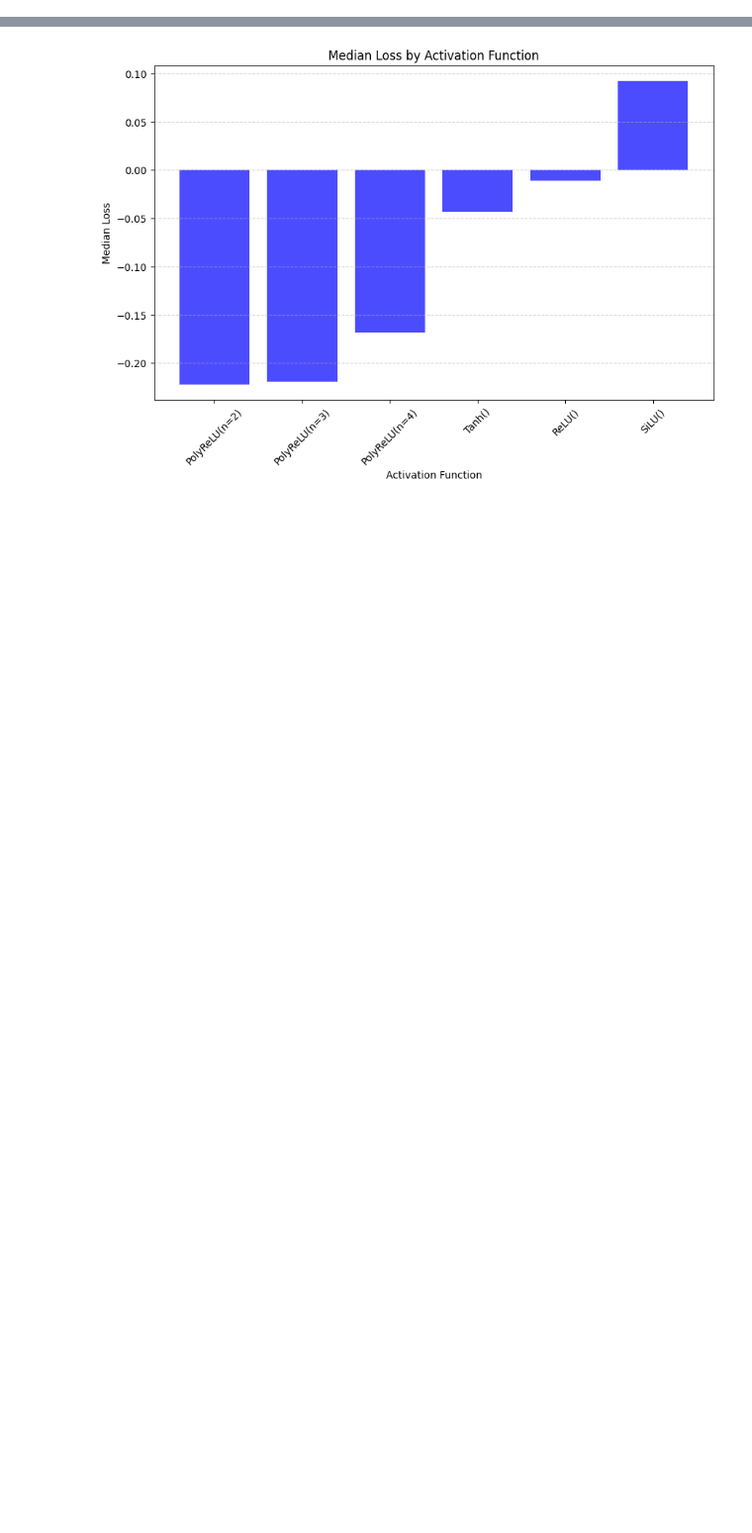
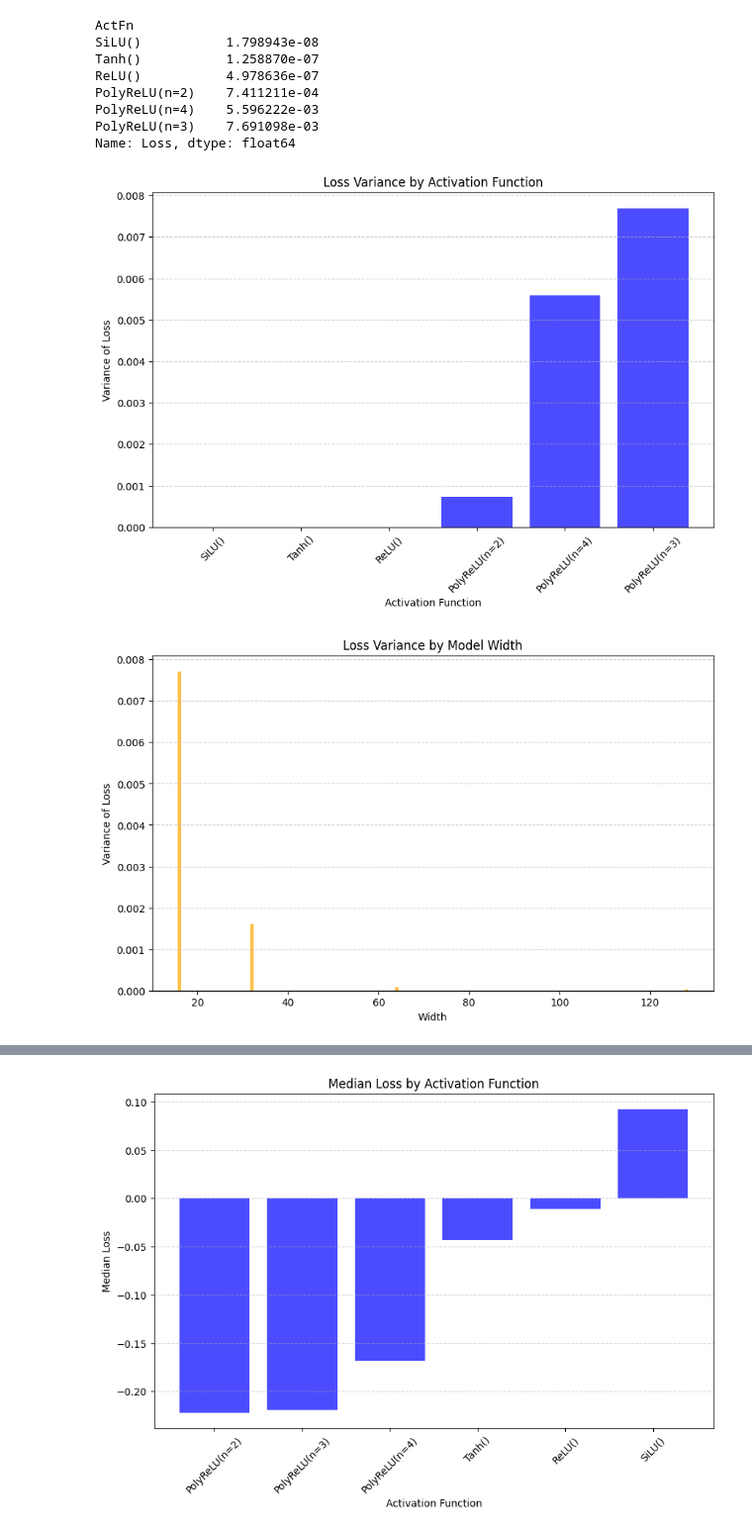
Before and after one commit to Project-08/Project-8, a Jupyter notebook: hyperparameter_analysis.ipynb, the cells around one changed output, grey strips where cells are left out. Shown at 99% size. Cells and saved outputs as stored; diff of their text form; code cells hidden in the pictures; blank space fills up the shorter version.

```diff
--- a/hyperparameter_analysis.ipynb
+++ b/hyperparameter_analysis.ipynb
@@ -130,0 +188,62 @@ plt.show()
+# %%
+# Analyze the variance of each hyperparameter
+# Group by activation function
+act_fn_var = df.groupby("ActFn")["Loss"].var().sort_values()
+
+# Group by width
+width_var = df.groupby("Width")["Loss"].var().sort_index()
+
+# Group by number of blocks
+nblocks_var = df.groupby("NBlocks")["Loss"].var().sort_index()
+
+# Group by learning rate
+lr_var = df.groupby("LR")["Loss"].var().sort_index(ascending=False)
+print(act_fn_var)
+# Plotting
+# Activation Function
+plt.figure(figsize=(10, 6))
+plt.bar(act_fn_var.index, act_fn_var, color="blue", alpha=0.7)
+plt.title("Loss Variance by Activation Function")
+plt.ylabel("Variance of Loss")
+plt.xlabel("Activation Function")
+plt.xticks(rotation=45)
+plt.grid(axis="y", linestyle="--", alpha=0.6)
+plt.show()
+
+# Width
+plt.figure(figsize=(10, 6))
+plt.bar(width_var.index, width_var, color="orange", alpha=0.7)
+plt.title("Loss Variance by Model Width")
+plt.ylabel("Variance of Loss")
+plt.xlabel("Width")
+plt.grid(axis="y", linestyle="--", alpha=0.6)
+plt.show()
+
+# Number of Blocks
+plt.figure(figsize=(10, 6))
+plt.bar(nblocks_var.index, nblocks_var, color="green", alpha=0.7)
+plt.title("Loss Variance by Number of Blocks")
+plt.ylabel("Variance of Loss")
+plt.xlabel("Number of Blocks")
+plt.grid(axis="y", linestyle="--", alpha=0.6)
+plt.show()
+
+# Learning Rate
+plt.figure(figsize=(10, 6))
+plt.bar(lr_var.index.astype(str), lr_var, color="red", alpha=0.7)
+plt.title("Loss Variance by Learning Rate")
+plt.ylabel("Variance of Loss")
+plt.xlabel("Learning Rate")
+plt.grid(axis="y", linestyle="--", alpha=0.6)
+plt.show()
+# %% [output]
+ActFn
+SiLU()           1.798943e-08
+Tanh()           1.258870e-07
+ReLU()           4.978636e-07
+PolyReLU(n=2)    7.411211e-04
+PolyReLU(n=4)    5.596222e-03
+PolyReLU(n=3)    7.691098e-03
+Name: Loss, dtype: float64
+[figure, added]
+[figure, added]
```
Also changed, not shown: parts of 10 cells of this notebook, 2 other files.
